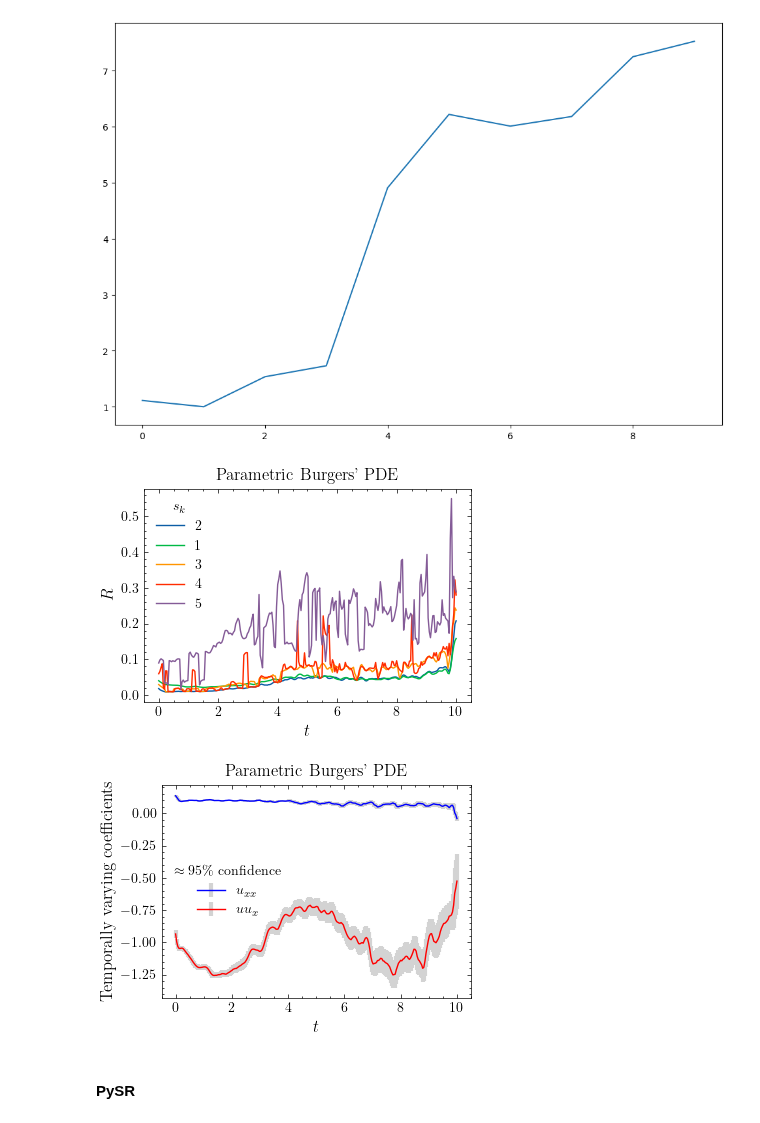
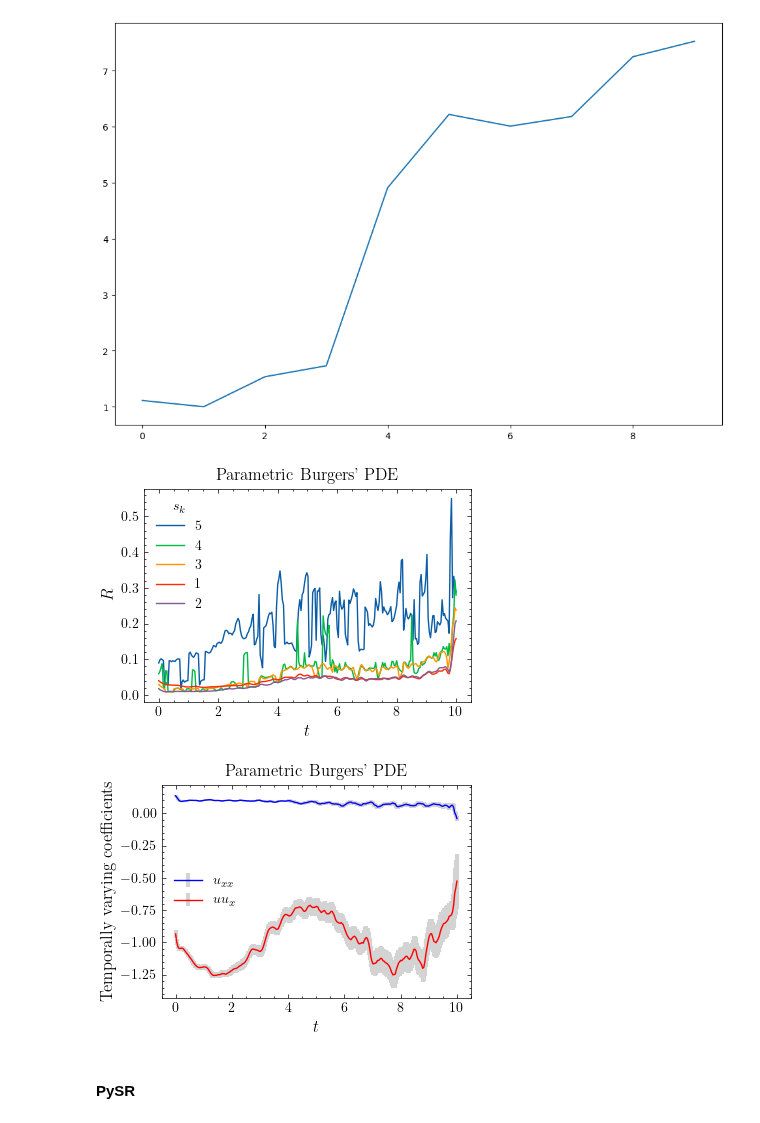
Before and after one commit to Pongpisit-Thanasutives/parametric-discovery, a Jupyter notebook: Parametric_Burgers-PySR.ipynb, the cells around one changed output. Saved outputs shown, nothing was run; the diff lists cells and outputs as text; code cells hidden in the pictures.

```diff
--- a/Parametric_Burgers-PySR.ipynb
+++ b/Parametric_Burgers-PySR.ipynb
@@ -285,18 +285,18 @@ plt.plot(ard_cvs)
 # %%
 fs = 12
 with plt.style.context('science'):
     fig, ax = plt.subplots(figsize=(4, 3))
-    for i in np.argsort(cvs)[:5]:
+    for i in np.argsort(ard_cvs)[:5][::-1]:
         ax.plot(t, ard_uncerts[i], label=f'{str(i+1)}')
     ax.set_ylabel("$R$", fontsize=fs)
     ax.set_xlabel("$t$", fontsize=fs)
     ax.set_title("Parametric Burgers' PDE")
     ax.legend(title="$s_{k}$")
     fig.tight_layout()
     plt.savefig(f"/Users/pongpisit/Documents/latex/UBIC-ACML/figures/burgers_r_noise{noise_lv}.pdf")
     plt.show()
 # %% [output]
-[figure, old version]
+[figure, new version]
 # %%
 with plt.style.context('science'):
     fig, ax = plt.subplots(figsize=(4, 3))
@@ -307,12 +307,12 @@ with plt.style.context('science'):
     ax.set_xlabel("$t$", fontsize=fs)
     ax.set_ylabel('Temporally varying coefficients', fontsize=fs)
     ax.set_title("Parametric Burgers' PDE")
-    ax.legend(title='$\\approx 95\%$ confidence')
+    ax.legend()
     fig.tight_layout()
     plt.savefig(f"/Users/pongpisit/Documents/latex/UBIC-ACML/figures/burgers_ci_noise{noise_lv}.pdf")
     plt.show()
 # %% [output]
-[figure, old version]
+[figure, new version]
 # %% [markdown]
 #### PySR
 # %%
```
Also changed, not shown: 1 other file.
